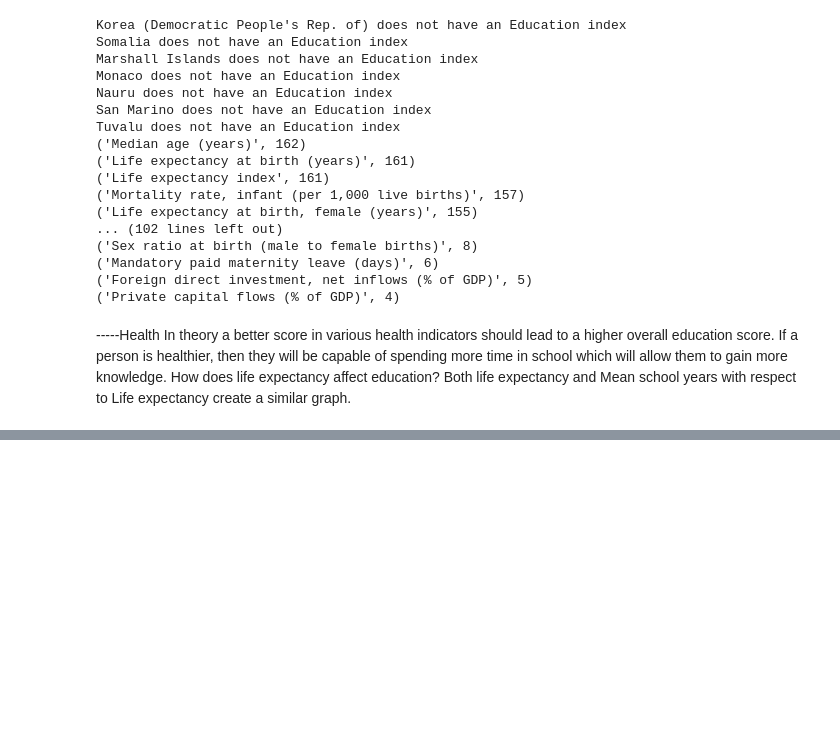
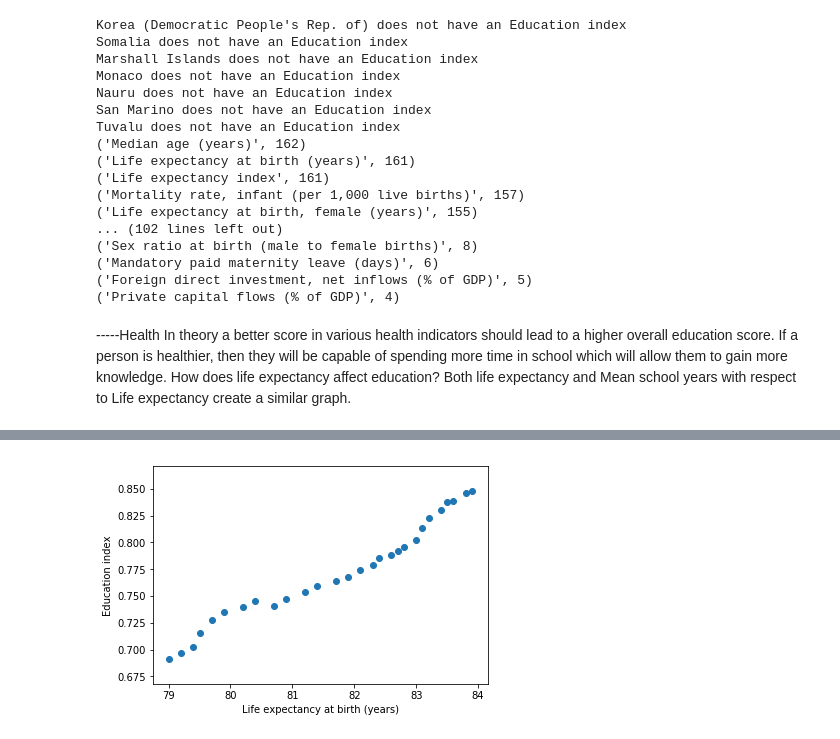
Before and after one commit to chc5/education-indicator-analysis, a Jupyter notebook: education_analysis.ipynb, the cells around one changed output, grey strips where cells are left out. Drawn from its saved outputs; the diff is of its cells as text; code cells hidden in the pictures; blank space fills up the shorter version.

```diff
--- a/education_analysis.ipynb
+++ b/education_analysis.ipynb
@@ -332,0 +343,26 @@ plot_health(inds_df)
+# %%
+def plot_health_by_country(df, health_indep, target, country):
+    health_df = df.drop(df.columns[[0, 1, 3]], axis=1)
+    #obtain rows that have the indicator matching health_indep and target respectively
+    health_indicator_data = health_df[health_df.indicator_name == health_indep]
+    education_target = health_df[health_df.indicator_name == target]
+    #if country not in both return
+    if country not in list(education_target["country_name"]) or country not in list(health_indicator_data["country_name"]):
+        print("Country value missing from a variable")
+        return
+    #Further limits rows to the rows with country_name equal to country
+    country_health = health_indicator_data[health_indicator_data.country_name == country]
+    country_education_target = education_target[education_target.country_name == country]
+    health_i = []
+    education_i = []
+    #adds values to respective list
+    for j in range(1990, 2018):
+        health_i.append(country_health[str(j)].iloc[0])
+        education_i.append(country_education_target[country_education_target.country_name == country][str(j)].iloc[0])
+    #plots the data points for the country
+    plt.scatter(health_i, education_i)
+    plt.xlabel(health_indep)
+    plt.ylabel(target)
+plot_health_by_country(inds_df, "Life expectancy at birth (years)", "Education index", "Japan")
+# %% [output]
+[figure, added]
```
Also changed, not shown: parts of 10 cells of this notebook.
